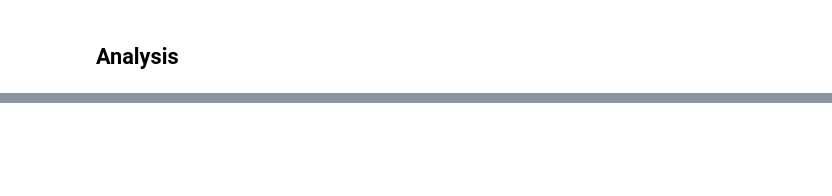
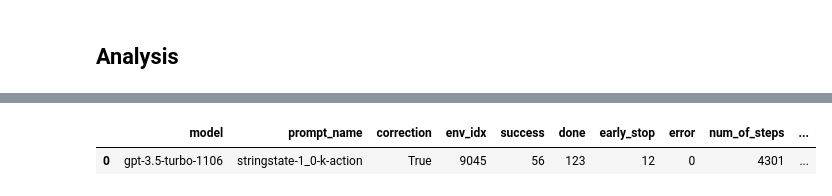
Before and after one commit to ai-nikolai/StateAct, a Jupyter notebook: alfworld_runs/analysis_alfworld_eval_notebook.ipynb, the cells around one changed output, grey strips where cells are left out. Drawn from its saved outputs; the diff is of its cells as text; code cells hidden in the pictures; blank space fills up the shorter version.

Commit message:
added act only for the 1106 model

```diff
--- a/alfworld_runs/analysis_alfworld_eval_notebook.ipynb
+++ b/alfworld_runs/analysis_alfworld_eval_notebook.ipynb
@@ -330,5 +330,27 @@ x.head(15)
 | 3 | Qwen/Qwen2.5-7B-Instruct | stringstate-1_0-k-current_locatio... | True | 9045 | 77 | 79 | 56 | 0 | 2259 | ... |
 | 4 | google/gemma-2-27b-it | stringstate-1_0-k-current_locatio... | True | 9045 | 54 | 96 | 39 | 0 | 3774 | ... |
 | 5 | mistralai/Mistral-Small-24B-Instr... | stringstate-1_0-k-current_locatio... | True | 9045 | 12 | 32 | 103 | 0 | 3491 | ... |
+# %%
+# file_name = "v5_2_eval_main"
+# file_name = "v5_eval_correction"
+# file_name = "v5_eval"
+# file_name = "v5_3_eval"
+# file_name = "v5_3_eval_16K"
+file_name = "v5_0_1_act_only"
+
+
+
+
+# new_eval = load_data("v4_0_0_eval")
+new_eval = load_data(file_name)
+# new_eval.head()
+
+x,y = analyse_data_old(new_eval)
+y.to_csv(f"{file_name}_scores.csv",sep="&",index=False, float_format='%.2f')
+
+x.head(15)
+# %% [output]
+|  | model | prompt_name | correction | env_idx | success | done | early_stop | error | num_of_steps | ... |
+| 0 | gpt-3.5-turbo-1106 | stringstate-1_0-k-action | True | 9045 | 56 | 123 | 12 | 0 | 4301 | ... |
 # %%
 create_pivot(new_eval)
```
